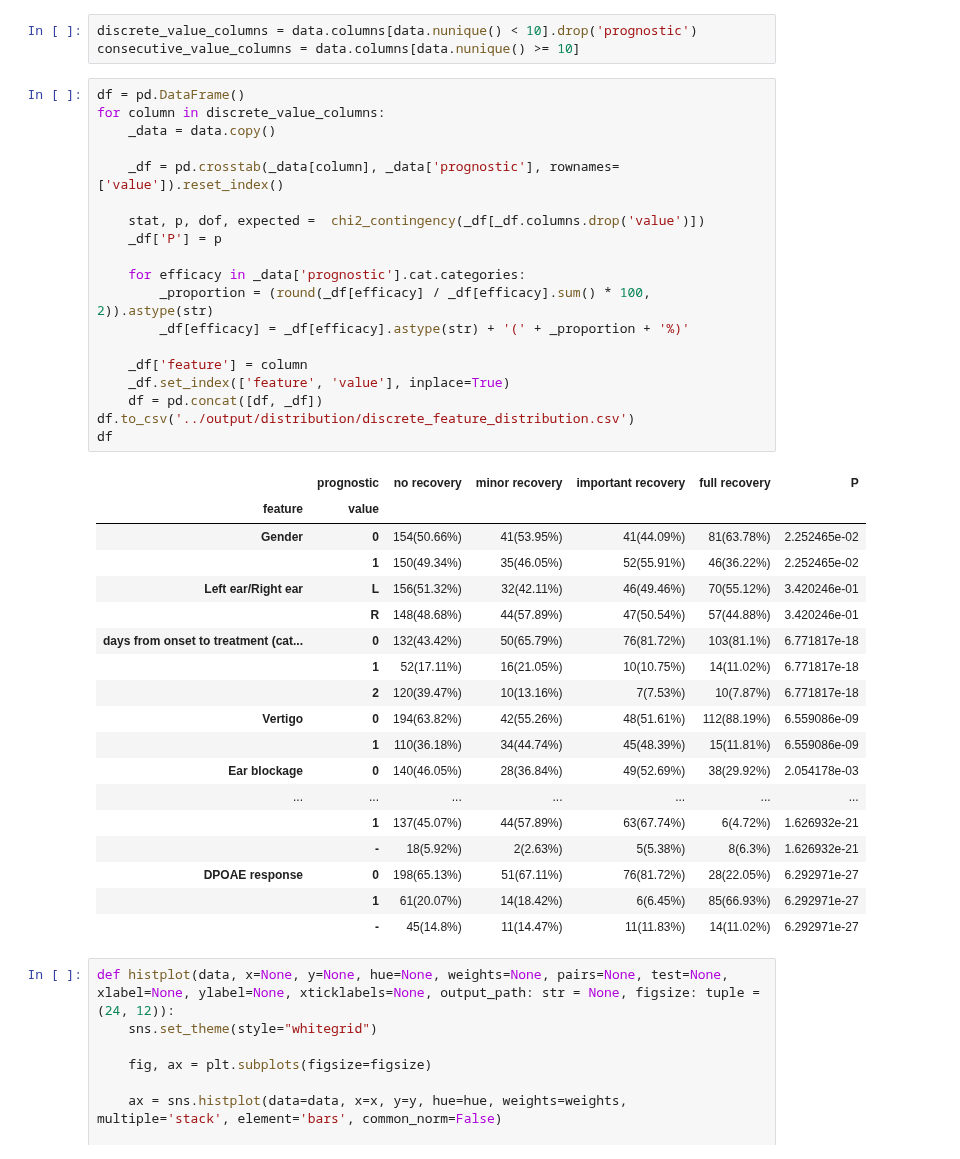
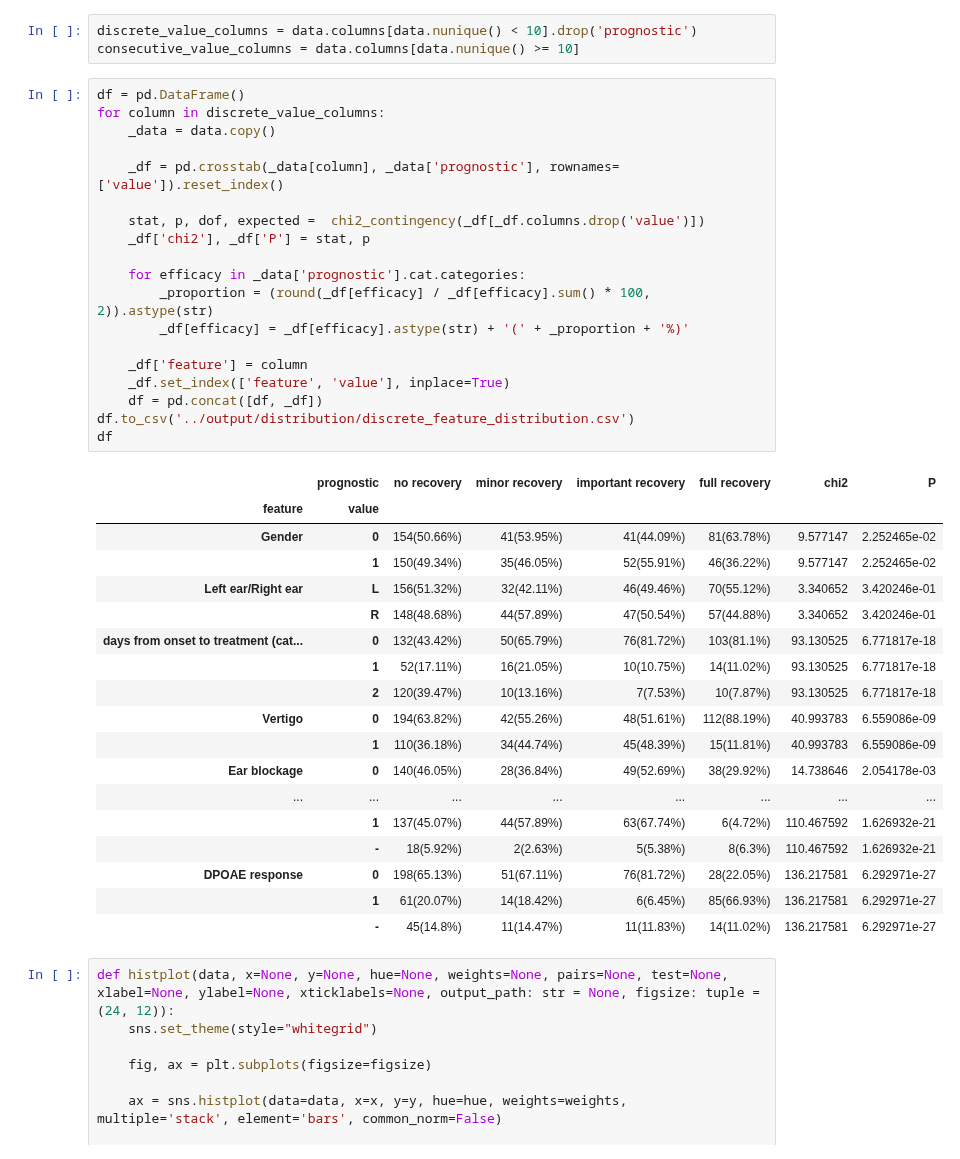
Before and after one commit to LMH0066/SSNHL, a Jupyter notebook: analyse/distribution_analyse.ipynb, the cells around one changed output. Cells and saved outputs as stored; diff of their text form.

```diff
--- a/analyse/distribution_analyse.ipynb
+++ b/analyse/distribution_analyse.ipynb
@@ -57,41 +57,41 @@ consecutive_value_columns = data.columns[data.nunique() >= 10]
 # %%
 df = pd.DataFrame()
 for column in discrete_value_columns:
     _data = data.copy()
 
     _df = pd.crosstab(_data[column], _data['prognostic'], rownames=['value']).reset_index()
 
     stat, p, dof, expected =  chi2_contingency(_df[_df.columns.drop('value')])
-    _df['P'] = p
+    _df['chi2'], _df['P'] = stat, p
 
     for efficacy in _data['prognostic'].cat.categories:
         _proportion = (round(_df[efficacy] / _df[efficacy].sum() * 100, 2)).astype(str)
         _df[efficacy] = _df[efficacy].astype(str) + '(' + _proportion + '%)'
 
     _df['feature'] = column
     _df.set_index(['feature', 'value'], inplace=True)
     df = pd.concat([df, _df])
 df.to_csv('../output/distribution/discrete_feature_distribution.csv')
 df
 # %% [output]
-|  | prognostic | no recovery | minor recovery | important recovery | full recovery | P |
-| feature | value |  |  |  |  |  |
-| Gender | 0 | 154(50.66%) | 41(53.95%) | 41(44.09%) | 81(63.78%) | 2.252465e-02 |
-|  | 1 | 150(49.34%) | 35(46.05%) | 52(55.91%) | 46(36.22%) | 2.252465e-02 |
-| Left ear/Right ear | L | 156(51.32%) | 32(42.11%) | 46(49.46%) | 70(55.12%) | 3.420246e-01 |
-|  | R | 148(48.68%) | 44(57.89%) | 47(50.54%) | 57(44.88%) | 3.420246e-01 |
-| days from onset to treatment (cat... | 0 | 132(43.42%) | 50(65.79%) | 76(81.72%) | 103(81.1%) | 6.771817e-18 |
-|  | 1 | 52(17.11%) | 16(21.05%) | 10(10.75%) | 14(11.02%) | 6.771817e-18 |
-|  | 2 | 120(39.47%) | 10(13.16%) | 7(7.53%) | 10(7.87%) | 6.771817e-18 |
-| Vertigo | 0 | 194(63.82%) | 42(55.26%) | 48(51.61%) | 112(88.19%) | 6.559086e-09 |
-|  | 1 | 110(36.18%) | 34(44.74%) | 45(48.39%) | 15(11.81%) | 6.559086e-09 |
-| Ear blockage | 0 | 140(46.05%) | 28(36.84%) | 49(52.69%) | 38(29.92%) | 2.054178e-03 |
-| ... | ... | ... | ... | ... | ... | ... |
-|  | 1 | 137(45.07%) | 44(57.89%) | 63(67.74%) | 6(4.72%) | 1.626932e-21 |
-|  | - | 18(5.92%) | 2(2.63%) | 5(5.38%) | 8(6.3%) | 1.626932e-21 |
-| DPOAE response | 0 | 198(65.13%) | 51(67.11%) | 76(81.72%) | 28(22.05%) | 6.292971e-27 |
-|  | 1 | 61(20.07%) | 14(18.42%) | 6(6.45%) | 85(66.93%) | 6.292971e-27 |
-|  | - | 45(14.8%) | 11(14.47%) | 11(11.83%) | 14(11.02%) | 6.292971e-27 |
+|  | prognostic | no recovery | minor recovery | important recovery | full recovery | chi2 | P |
+| feature | value |  |  |  |  |  |  |
+| Gender | 0 | 154(50.66%) | 41(53.95%) | 41(44.09%) | 81(63.78%) | 9.577147 | 2.252465e-02 |
+|  | 1 | 150(49.34%) | 35(46.05%) | 52(55.91%) | 46(36.22%) | 9.577147 | 2.252465e-02 |
+| Left ear/Right ear | L | 156(51.32%) | 32(42.11%) | 46(49.46%) | 70(55.12%) | 3.340652 | 3.420246e-01 |
+|  | R | 148(48.68%) | 44(57.89%) | 47(50.54%) | 57(44.88%) | 3.340652 | 3.420246e-01 |
+| days from onset to treatment (cat... | 0 | 132(43.42%) | 50(65.79%) | 76(81.72%) | 103(81.1%) | 93.130525 | 6.771817e-18 |
+|  | 1 | 52(17.11%) | 16(21.05%) | 10(10.75%) | 14(11.02%) | 93.130525 | 6.771817e-18 |
+|  | 2 | 120(39.47%) | 10(13.16%) | 7(7.53%) | 10(7.87%) | 93.130525 | 6.771817e-18 |
+| Vertigo | 0 | 194(63.82%) | 42(55.26%) | 48(51.61%) | 112(88.19%) | 40.993783 | 6.559086e-09 |
+|  | 1 | 110(36.18%) | 34(44.74%) | 45(48.39%) | 15(11.81%) | 40.993783 | 6.559086e-09 |
+| Ear blockage | 0 | 140(46.05%) | 28(36.84%) | 49(52.69%) | 38(29.92%) | 14.738646 | 2.054178e-03 |
+| ... | ... | ... | ... | ... | ... | ... | ... |
+|  | 1 | 137(45.07%) | 44(57.89%) | 63(67.74%) | 6(4.72%) | 110.467592 | 1.626932e-21 |
+|  | - | 18(5.92%) | 2(2.63%) | 5(5.38%) | 8(6.3%) | 110.467592 | 1.626932e-21 |
+| DPOAE response | 0 | 198(65.13%) | 51(67.11%) | 76(81.72%) | 28(22.05%) | 136.217581 | 6.292971e-27 |
+|  | 1 | 61(20.07%) | 14(18.42%) | 6(6.45%) | 85(66.93%) | 136.217581 | 6.292971e-27 |
+|  | - | 45(14.8%) | 11(14.47%) | 11(11.83%) | 14(11.02%) | 136.217581 | 6.292971e-27 |
 # %%
 def histplot(data, x=None, y=None, hue=None, weights=None, pairs=None, test=None, xlabel=None, ylabel=None, xticklabels=None, output_path: str = None, figsize: tuple = (24, 12)):
     sns.set_theme(style="whitegrid")
```
Also changed, not shown: parts of 1 cell of this notebook, 10 other files.
